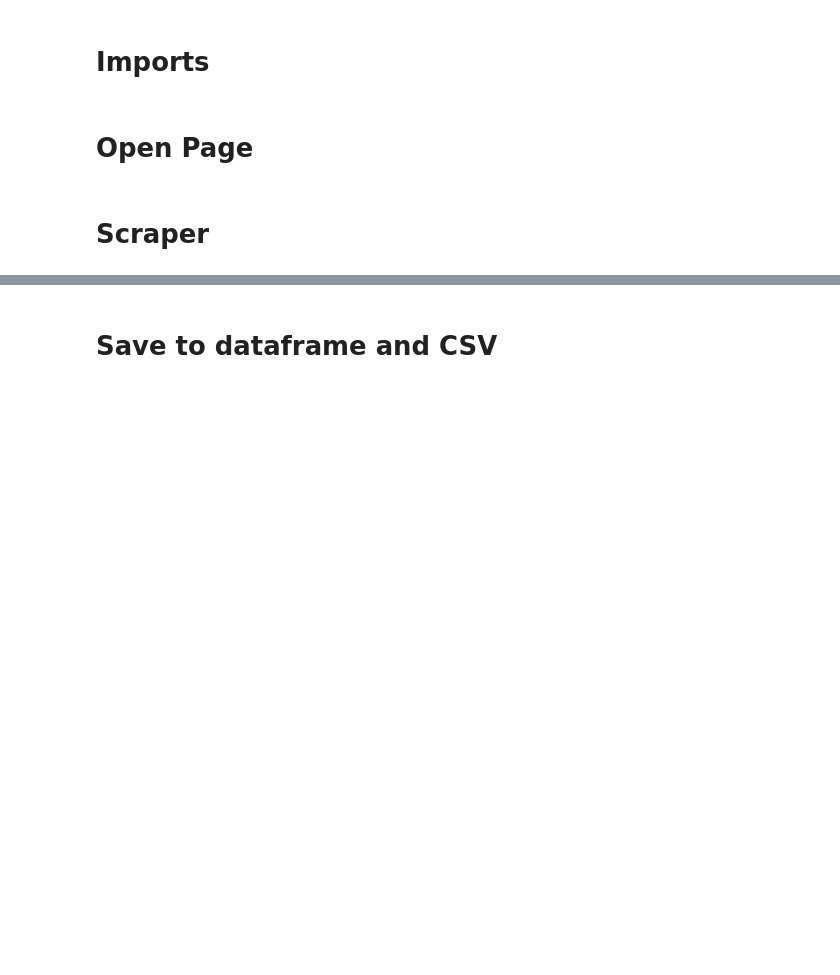
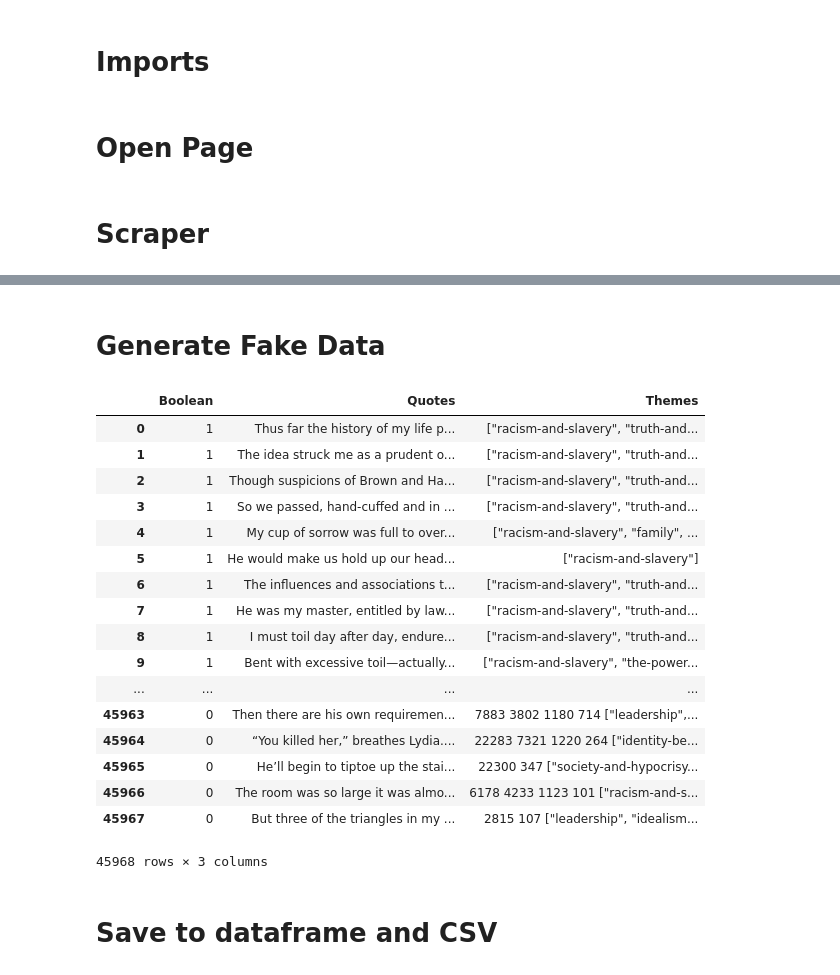
Before and after one commit to Nathanllee1/EvidenceFinder, a Jupyter notebook: Scraper.ipynb, the cells around one changed output, grey strips where cells are left out. Saved outputs shown, nothing was run; the diff lists cells and outputs as text; code cells hidden in the pictures; blank space fills up the shorter version.

```diff
--- a/Scraper.ipynb
+++ b/Scraper.ipynb
@@ -14,10 +13,8 @@ books = BeautifulSoup(page.content, 'html.parser')
 # Scraper
 # %%
 book_link = []
-quotetheme = {}
-book_counter = 1
+book_counter = 0
 listofdicts = []
-#runningtime = time.localtime(time.time())
 
 #Find books
 for book in books.find_all(class_='book hoverable', href=True):
@@ -42,11 +39,11 @@ for book in books.find_all(class_='book hoverable', href=True):
                 quote = str(quote_.get_text())
                 #print(quote)
 
-                theme = theme = quoteblock.find(class_='list-group-item quote').attrs['data-themes']
+                theme = quoteblock.find(class_='list-group-item quote').attrs['data-themes']
                 #quotetheme.update({quote : theme})
 
                 #make and append a row to dataframe
-                dictionary = {'Quotes': quote, 'Themes': theme}
+                dictionary = {'Quotes': quote, 'Themes': theme, 'Boolean': 1}
                 listofdicts.append(dictionary)
 
                 quote_counter += 1
@@ -75,2 +73,62 @@ Found: https://www.litcharts.com/lit/the-alchemist/quotes   book number 15 / 791
+# %% [markdown]
+# Generate Fake Data
+# %%
+#compare two lists
+def compare(one, two):
+    two = set(two)
+    one = set(one)
+    if len(one.intersection(two)) > 0:
+        return(False)
+    return(True)
+
+#select a random theme
+def randomtheme():
+    randomtheme = df.sample(n=1)
+    randomtheme = randomtheme['Themes']
+    #print(randomtheme)
+    return randomtheme
+
+#append a new frame
+def appendframe(quote, randtheme):
+    newdict = {'Quotes' : quote, 'Themes' : randtheme, 'Boolean' : 0}
+    listofdicts.append(newdict)
+
+rowcounter = 0
+for row in df.iterrows():
+    #select data row by row
+    selecteddata = df.iloc[rowcounter,:]
+
+    #get quote
+    samequote = selecteddata['Quotes']
+
+    #search for different data
+    randomttheme_ =  randomtheme()
+    if compare(sametheme, randomtheme_) == True:
+        randtheme = randomtheme()
+        appendframe(samequote, randtheme)
+    else:
+        randtheme = randomtheme()
+        appendframe(samequote, randtheme)
+
+    rowcounter += 1
+# %% [output]
+|  | Boolean | Quotes | Themes |
+| 0 | 1 | Thus far the history of my life p... | ["racism-and-slavery", "truth-and... |
+| 1 | 1 | The idea struck me as a prudent o... | ["racism-and-slavery", "truth-and... |
+| 2 | 1 | Though suspicions of Brown and Ha... | ["racism-and-slavery", "truth-and... |
+| 3 | 1 | So we passed, hand-cuffed and in ... | ["racism-and-slavery", "truth-and... |
+| 4 | 1 | My cup of sorrow was full to over... | ["racism-and-slavery", "family", ... |
+| 5 | 1 | He would make us hold up our head... | ["racism-and-slavery"] |
+| 6 | 1 | The influences and associations t... | ["racism-and-slavery", "truth-and... |
+| 7 | 1 | He was my master, entitled by law... | ["racism-and-slavery", "truth-and... |
+| 8 | 1 | I must toil day after day, endure... | ["racism-and-slavery", "truth-and... |
+| 9 | 1 | Bent with excessive toil—actually... | ["racism-and-slavery", "the-power... |
+| ... | ... | ... | ... |
+| 45963 | 0 | Then there are his own requiremen... | 7883 3802 1180 714 ["leadership",... |
+| 45964 | 0 | “You killed her,” breathes Lydia.... | 22283 7321 1220 264 ["identity-be... |
+| 45965 | 0 | He’ll begin to tiptoe up the stai... | 22300 347 ["society-and-hypocrisy... |
+| 45966 | 0 | The room was so large it was almo... | 6178 4233 1123 101 ["racism-and-s... |
+| 45967 | 0 | But three of the triangles in my ... | 2815 107 ["leadership", "idealism... |
+45968 rows × 3 columns
 # %% [markdown]
 # Save to dataframe and CSV
```
Also changed, not shown: parts of 6 cells of this notebook, 3 other files.
